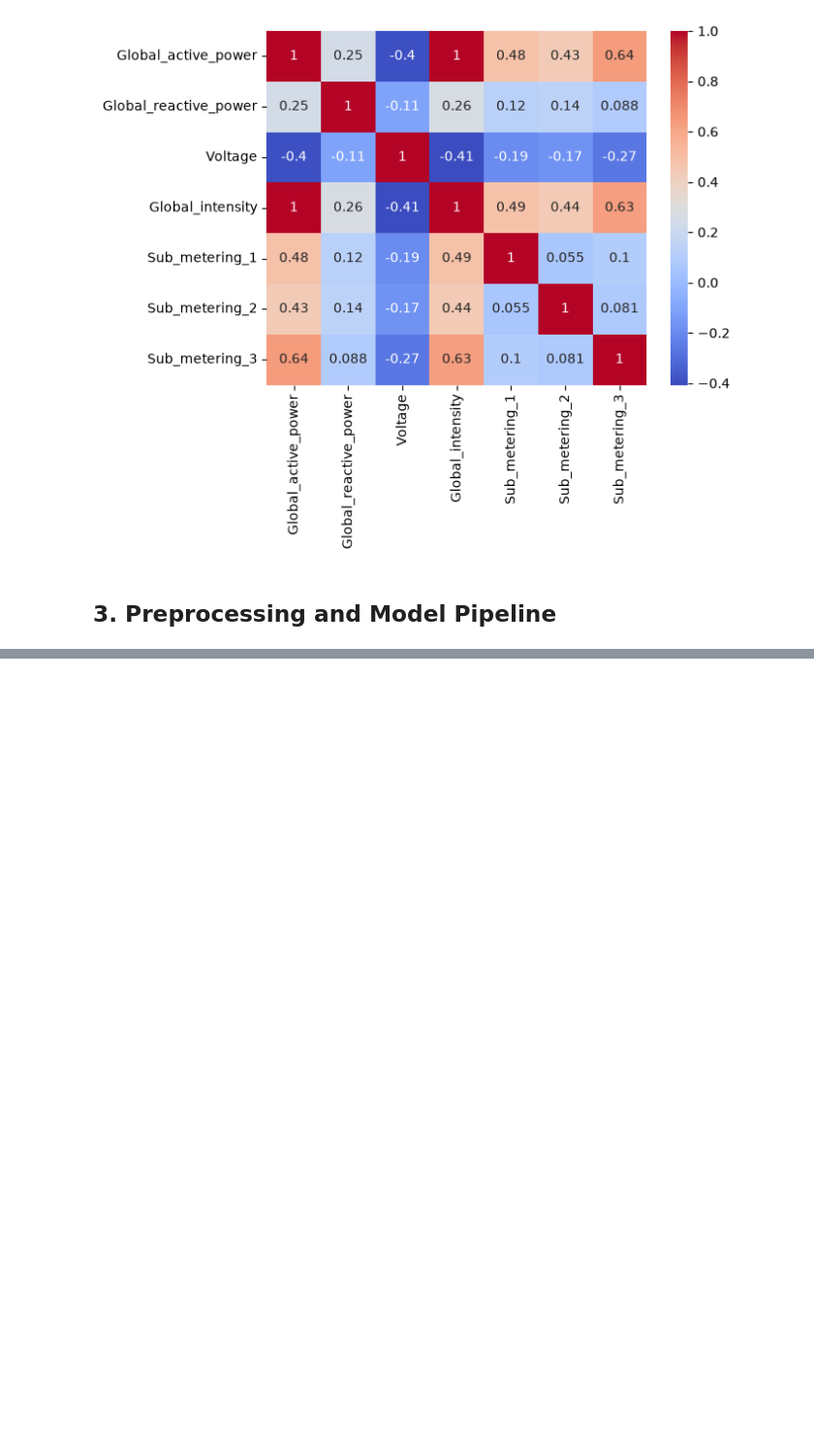
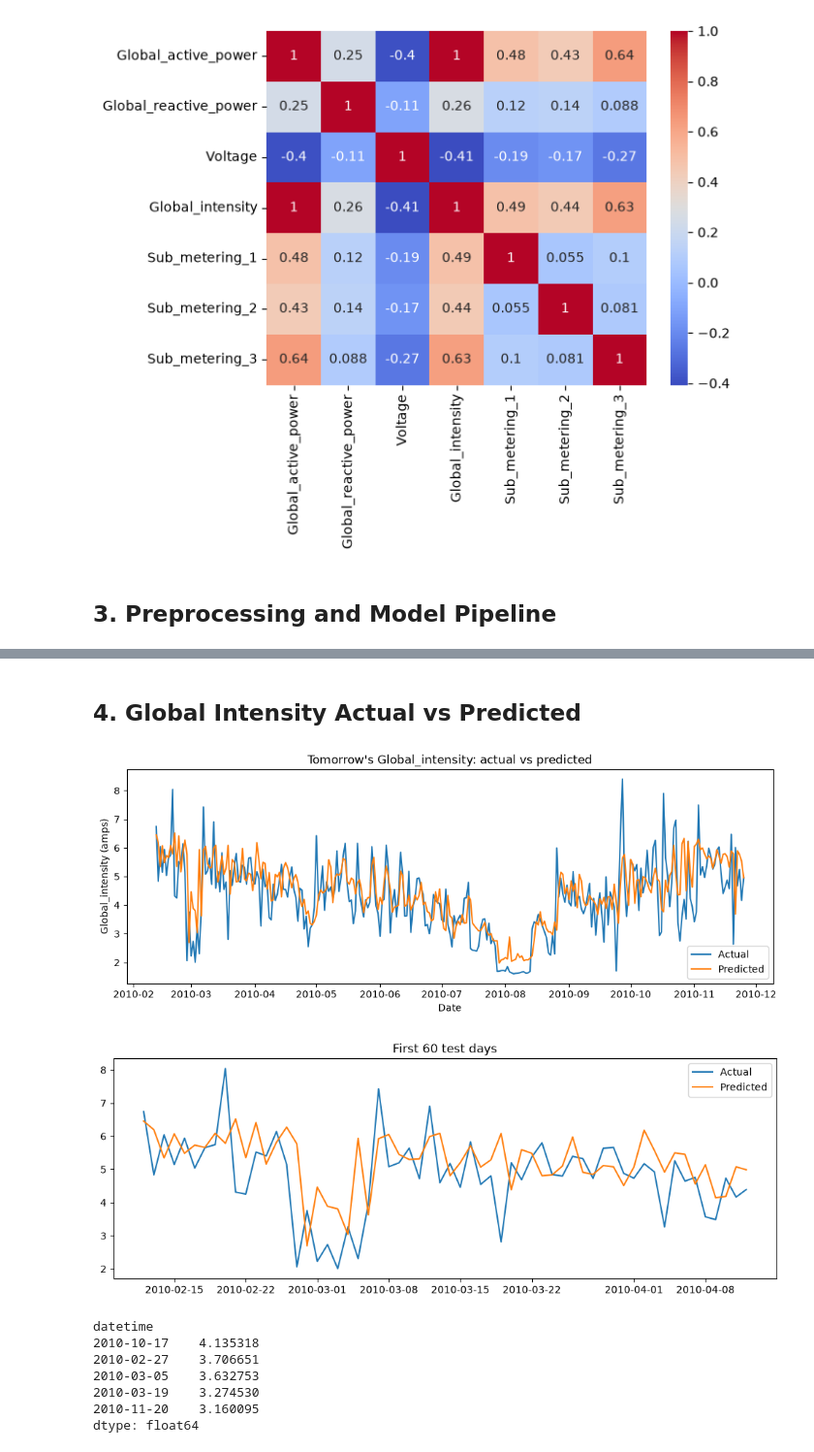
Before and after one commit to Aadith47/data-analysis-and-machine-learning, a Jupyter notebook: machine-learning/power_consumption_pred.ipynb, the cells around one changed output, grey strips where cells are left out. Shown at 97% size. Cells and saved outputs as stored; diff of their text form; code cells hidden in the pictures; blank space fills up the shorter version.

Commit message:
Power consumption pred

```diff
--- a/machine-learning/power_consumption_pred.ipynb
+++ b/machine-learning/power_consumption_pred.ipynb
@@ -130,4 +109,10 @@ model = Pipeline([
     ("prep", preprocessor),
     ("regressor", RandomForestRegressor(n_estimators=100, random_state=42, n_jobs=-1)),
 ])
+
+model.fit(x_train, y_train)
+y_pred = model.predict(x_test)
+
+print("Model MAE:", round(mean_absolute_error(y_test, y_pred), 3))
+print("Model RMSE:", round(np.sqrt(mean_squared_error(y_test, y_pred)), 3))
 # %% [output]
@@ -135,0 +143,38 @@ Baseline RMSE: 0.0
+# %% [markdown]
+## 4. Global Intensity Actual vs Predicted
+# %%
+import matplotlib.pyplot as plt
+
+# Plot 1: all test days
+plt.figure(figsize=(12, 4))
+plt.plot(y_test.index, y_test.values, label="Actual")
+plt.plot(y_test.index, y_pred, label="Predicted")
+plt.title("Tomorrow's Global_intensity: actual vs predicted")
+plt.xlabel("Date")
+plt.ylabel("Global_intensity (amps)")
+plt.legend()
+plt.show()
+
+# Plot 2: zoom in on the first 60 test days
+days = 60
+plt.figure(figsize=(12, 4))
+plt.plot(y_test.index[:days], y_test.values[:days], label="Actual")
+plt.plot(y_test.index[:days], y_pred[:days], label="Predicted")
+plt.title("First 60 test days")
+plt.legend()
+plt.show()
+
+# The 5 days where the model was most wrong
+errors = abs(y_test.values - y_pred)
+worst = pd.Series(errors, index=y_test.index).sort_values(ascending=False).head(5)
+print(worst)
+# %% [output]
+[figure, added]
+[figure, added]
+datetime
+2010-10-17    4.135318
+2010-02-27    3.706651
+2010-03-05    3.632753
+2010-03-19    3.274530
+2010-11-20    3.160095
+dtype: float64
```
Also changed, not shown: parts of 4 cells of this notebook.
